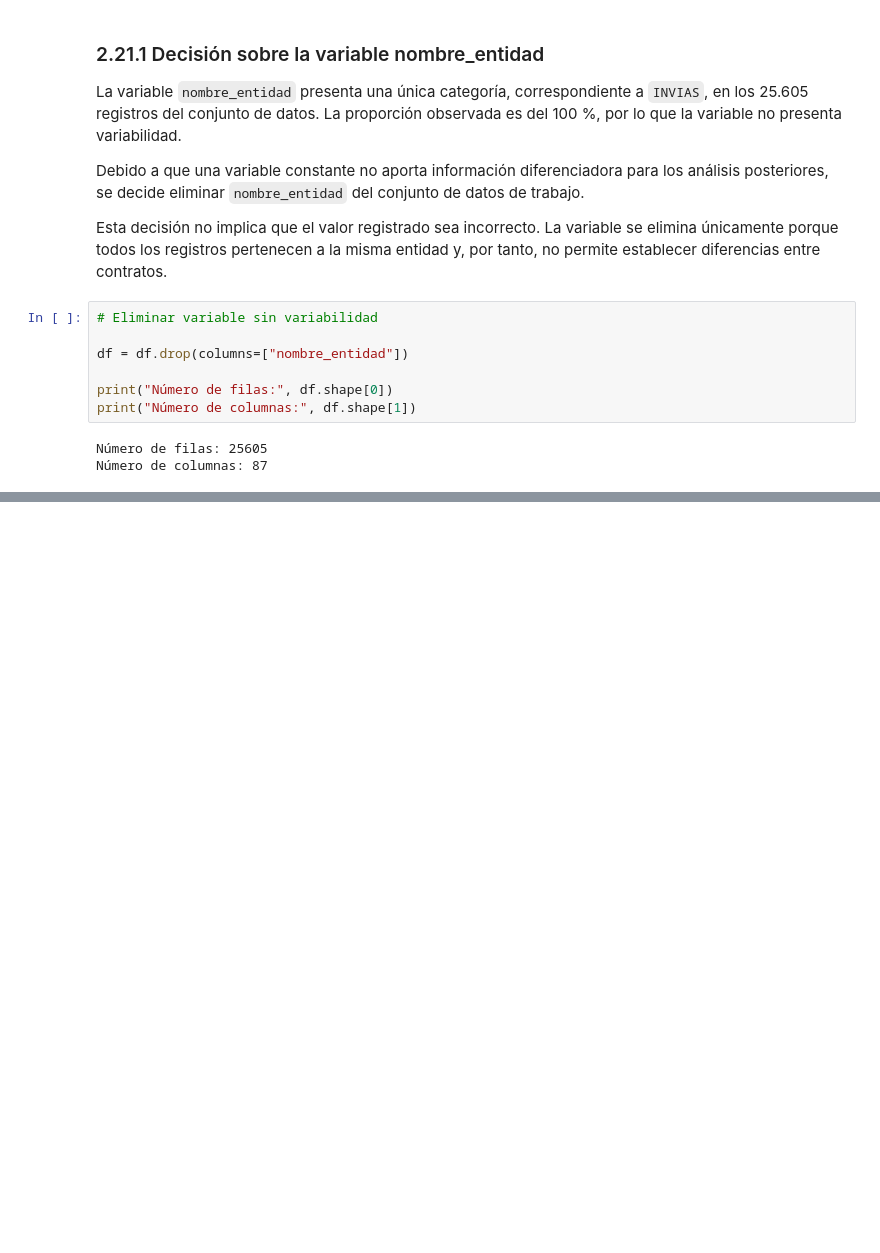
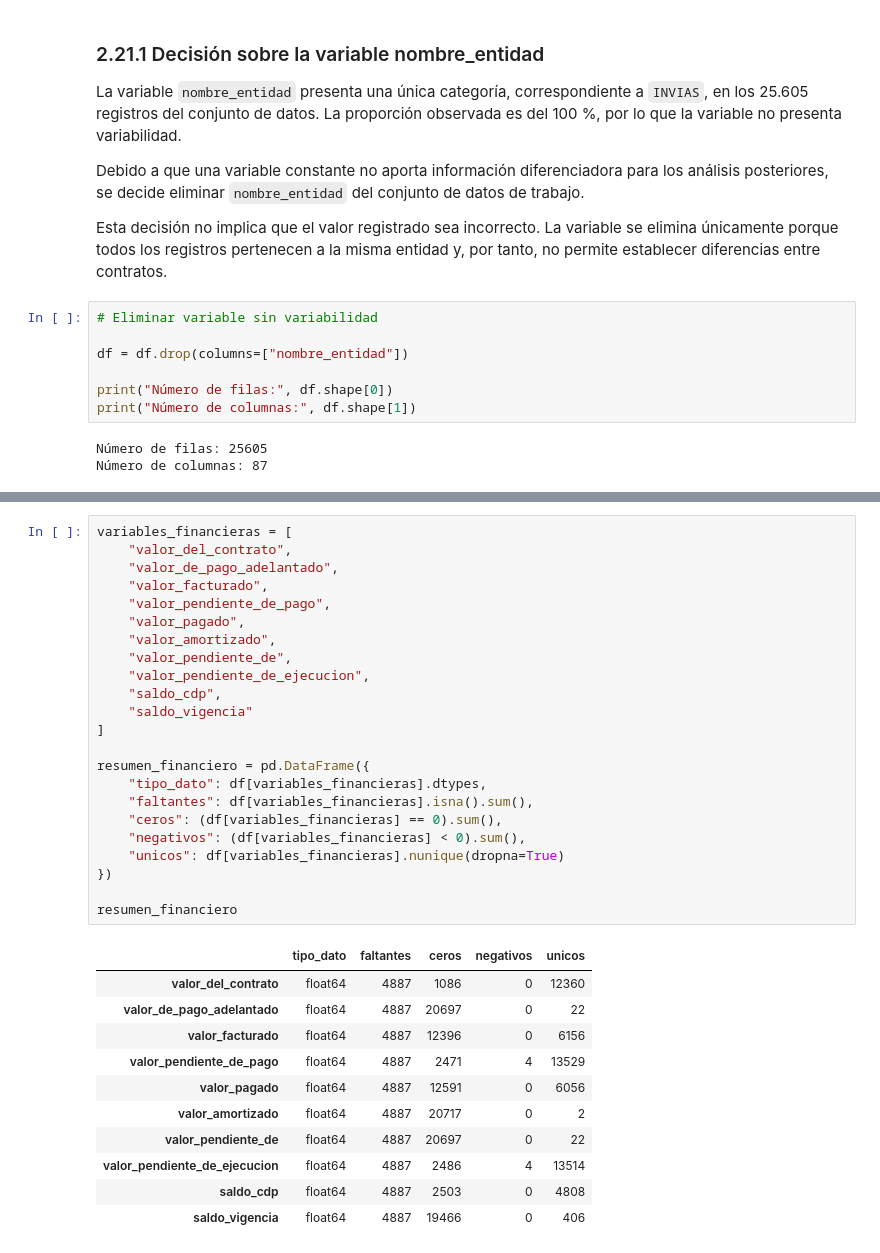
Before and after one commit to caldeeh/proyecto1-analitica-contratacion, a Jupyter notebook: Tarea 2/Pregunta 3/02_limpieza_p3.ipynb, the cells around one changed output, grey strips where cells are left out. Drawn from its saved outputs; the diff is of its cells as text; blank space fills up the shorter version.

```diff
--- a/Tarea 2/Pregunta 3/02_limpieza_p3.ipynb
+++ b/Tarea 2/Pregunta 3/02_limpieza_p3.ipynb
@@ -1605,0 +2176,35 @@ Número de columnas: 87
+# %%
+variables_financieras = [
+    "valor_del_contrato",
+    "valor_de_pago_adelantado",
+    "valor_facturado",
+    "valor_pendiente_de_pago",
+    "valor_pagado",
+    "valor_amortizado",
+    "valor_pendiente_de",
+    "valor_pendiente_de_ejecucion",
+    "saldo_cdp",
+    "saldo_vigencia"
+]
+
+resumen_financiero = pd.DataFrame({
+    "tipo_dato": df[variables_financieras].dtypes,
+    "faltantes": df[variables_financieras].isna().sum(),
+    "ceros": (df[variables_financieras] == 0).sum(),
+    "negativos": (df[variables_financieras] < 0).sum(),
+    "unicos": df[variables_financieras].nunique(dropna=True)
+})
+
+resumen_financiero
+# %% [output]
+|  | tipo_dato | faltantes | ceros | negativos | unicos |
+| valor_del_contrato | float64 | 4887 | 1086 | 0 | 12360 |
+| valor_de_pago_adelantado | float64 | 4887 | 20697 | 0 | 22 |
+| valor_facturado | float64 | 4887 | 12396 | 0 | 6156 |
+| valor_pendiente_de_pago | float64 | 4887 | 2471 | 4 | 13529 |
+| valor_pagado | float64 | 4887 | 12591 | 0 | 6056 |
+| valor_amortizado | float64 | 4887 | 20717 | 0 | 2 |
+| valor_pendiente_de | float64 | 4887 | 20697 | 0 | 22 |
+| valor_pendiente_de_ejecucion | float64 | 4887 | 2486 | 4 | 13514 |
+| saldo_cdp | float64 | 4887 | 2503 | 0 | 4808 |
+| saldo_vigencia | float64 | 4887 | 19466 | 0 | 406 |
```
Also changed, not shown: parts of 46 cells of this notebook.
